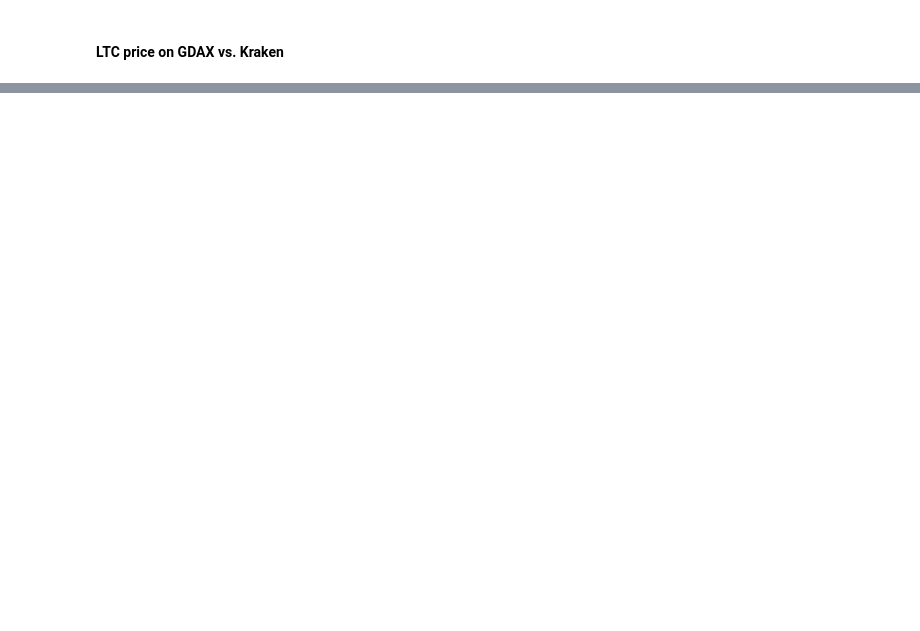
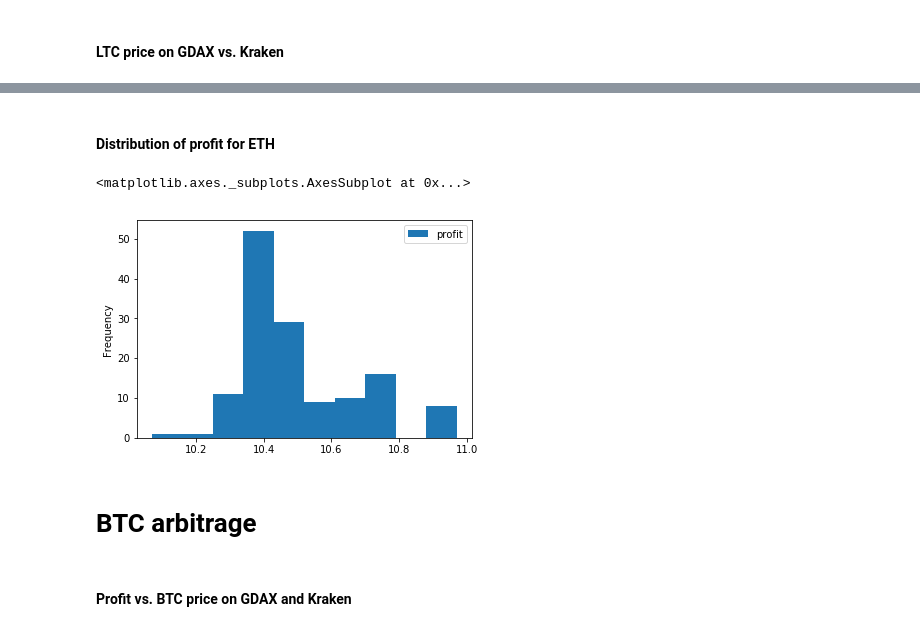
Before and after one commit to brunneis/rbitrage, a Jupyter notebook: arbitrage_analysis.ipynb, the cells around one changed output, grey strips where cells are left out. Cells and saved outputs as stored; diff of their text form; code cells hidden in the pictures; blank space fills up the shorter version.

```diff
--- a/arbitrage_analysis.ipynb
+++ b/arbitrage_analysis.ipynb
@@ -28,0 +51,9 @@ df.plot(kind='hist', y='profit')
+# %% [markdown]
+#### Distribution of profit for ETH
+# %%
+df.plot(kind='hist', y='profit')
+# %% [output]
+<matplotlib.axes._subplots.AxesSubplot at 0x...>
+[figure, added]
+# %% [markdown]
+# BTC arbitrage
@@ -28,0 +63,2 @@ df.plot(kind='hist', y='profit')
+# %% [markdown]
+#### Profit vs. BTC price on GDAX and Kraken
```
Also changed, not shown: parts of 20 cells of this notebook.
